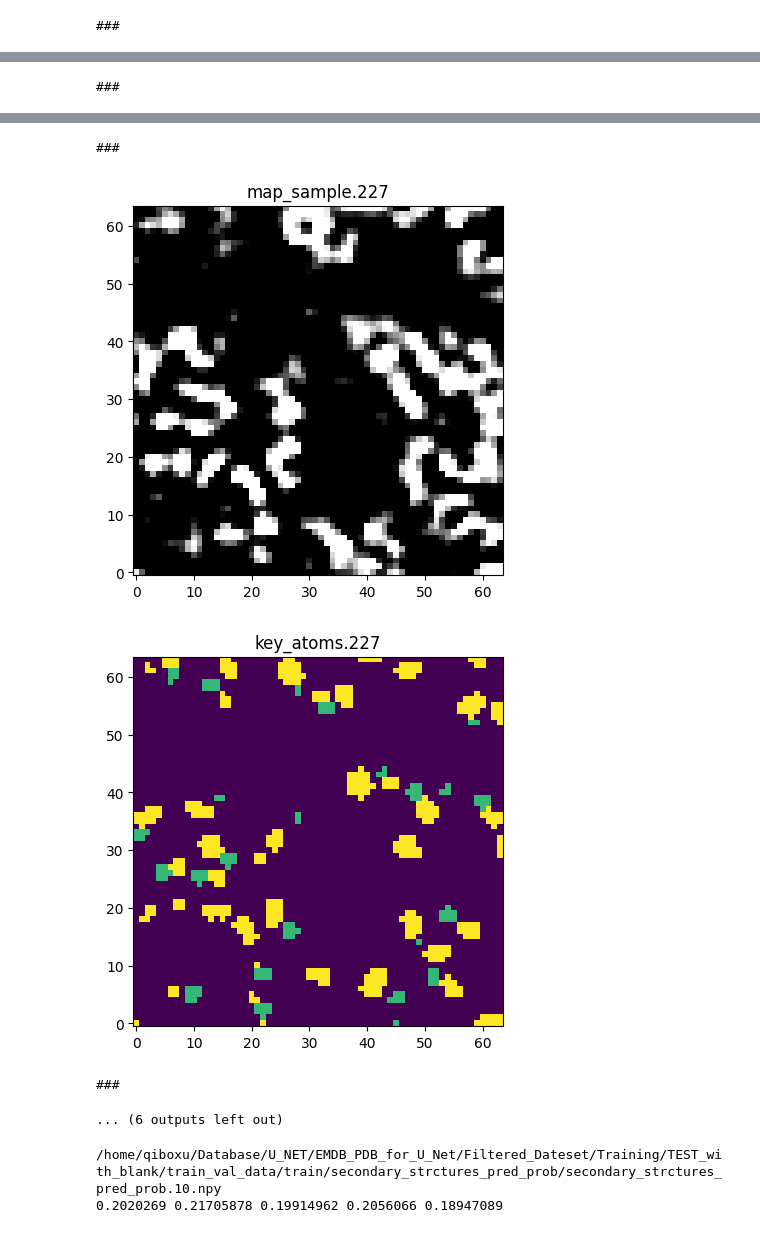
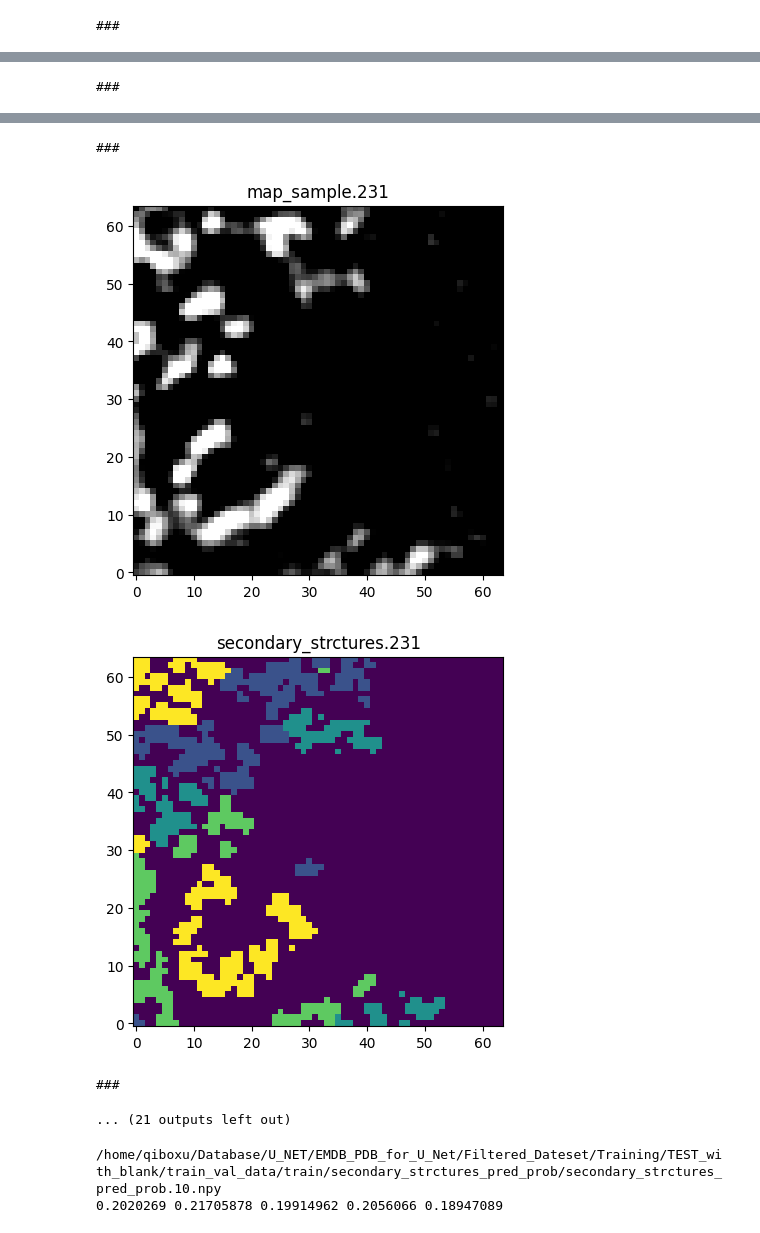
Before and after one commit to t00shadow/cryoID2, a Jupyter notebook: B_Unet_model_training/debug/test.ipynb, the cells around one changed output, grey strips where cells are left out. Drawn from its saved outputs; the diff is of its cells as text; code cells hidden in the pictures.

```diff
--- a/B_Unet_model_training/debug/test.ipynb
+++ b/B_Unet_model_training/debug/test.ipynb
@@ -7,7 +7,7 @@ import matplotlib.pyplot as plt
 import glob
 from matplotlib.colors import Normalize
 # MAIN_PATH = '/home/qiboxu/Database/U_NET/EMDB_PDB_for_U_Net/Filtered_Dateset/Training/TEST_with_blank'
-MAIN_PATH = '/home/qiboxu/Database/CryoDataBot_Data/Training/ribosome_res_3-4_20240924_001_Final-preprocess-dice-keep-159trainentries'
+MAIN_PATH = '/home/qiboxu/Database/CryoDataBot_Data/Training/control-dataset'
 
 idx = 2
 # %%
@@ -15,35 +15,36 @@ idx = 2
 import numpy as np
 import matplotlib.pyplot as plt
 
-for num in range(224, 230):
-    EMDBid = '0101'
+for num in range(225, 240):
+    EMDBid = '23501'
     model_type = 'map_sample'
     # mapname = f'/home/qiboxu/Database/U_NET/EMDB_PDB_for_U_Net/Filtered_Dateset/Training/TEST_20240520/train_val_data/train/{model_type}/map.{num}.npy'
-    mapname = os.path.join(MAIN_PATH, 'train', model_type, f'map_{EMDBid}_{num}.npy')
-    aaa = np.load(mapname)
-    # print(np.max(aaa))
-    plt.imshow(aaa[:, :, 30], cmap='gray', origin='lower')
-    plt.title(f'{model_type}.{num}')
-    plt.show()
+    mapname = os.path.join(MAIN_PATH, 'train', model_type, f'{model_type}_{EMDBid}_{num}.npy')
+    if os.path.exists(mapname):
+        aaa = np.load(mapname)
+        # print(np.max(aaa))
+        plt.imshow(aaa[:, :, 30], cmap='gray', origin='lower')
+        plt.title(f'{model_type}.{num}')
+        plt.show()
 
-    # model_type = 'secondary_strctures'
-    model_type = 'key_atoms'  # 'residue_types' #
-    # filename = f'/home/qiboxu/Database/U_NET/EMDB_PDB_for_U_Net/Filtered_Dateset/Training/TEST_20240520/train_val_data/train/{model_type}/model_{model_type}.{num}.npy'
-    filename = os.path.join(MAIN_PATH, 'train', model_type, f'model_{EMDBid}_{num}.npy')
+        model_type = 'secondary_strctures'
+        # model_type = 'key_atoms'  # 'residue_types' #
+        # filename = f'/home/qiboxu/Database/U_NET/EMDB_PDB_for_U_Net/Filtered_Dateset/Training/TEST_20240520/train_val_data/train/{model_type}/model_{model_type}.{num}.npy'
+        filename = os.path.join(MAIN_PATH, 'train', model_type, f'{model_type}_{EMDBid}_{num}.npy')
 
-    aaa = np.load(filename)
-    plt.imshow(aaa[:, :, 30], origin='lower')
-    plt.title(f'{model_type}.{num}')
-    plt.show()
+        aaa = np.load(filename)
+        plt.imshow(aaa[:, :, 30], origin='lower')
+        plt.title(f'{model_type}.{num}')
+        plt.show()
 
-    # # model_type = 'secondary_strctures_pred_prob'
-    # model_type = 'key_atoms_pred_prob'
-    # filename = f'/home/qiboxu/Database/U_NET/EMDB_PDB_for_U_Net/Filtered_Dateset/Training/TEST_20240520/train_val_data/train/{model_type}/{model_type}.{num}.npy'
-    # # filename = os.path.join(MAIN_PATH, 'train', model_type, f'model_0101_{num}.npy')
-    # aaa = np.load(filename)
-    # # print(aaa.shape)
-    # plt.imshow(np.argmax(aaa, 0)[:, :, 30], origin='lower')
-    # plt.title(f'{model_type}.{num}')
-    # plt.show()
-    print("###")
+        # # model_type = 'secondary_strctures_pred_prob'
+        # model_type = 'key_atoms_pred_prob'
+        # filename = f'/home/qiboxu/Database/U_NET/EMDB_PDB_for_U_Net/Filtered_Dateset/Training/TEST_20240520/train_val_data/train/{model_type}/{model_type}.{num}.npy'
+        # # filename = os.path.join(MAIN_PATH, 'train', model_type, f'model_0101_{num}.npy')
+        # aaa = np.load(filename)
+        # # print(aaa.shape)
+        # plt.imshow(np.argmax(aaa, 0)[:, :, 30], origin='lower')
+        # plt.title(f'{model_type}.{num}')
+        # plt.show()
+        print("###")
 # %% [output]
@@ -58,8 +59,8 @@ for num in range(224, 230):
 ###
-[figure, old version]
+[figure, new version]
-[figure, old version]
+[figure, new version]
 ###
-... (6 outputs left out)
+... (21 outputs left out)
 # %%
 data_path = os.path.join(MAIN_PATH, 'train_val_data', 'train')
 
```
Also changed, not shown: parts of 1 cell of this notebook, 1 other file.
